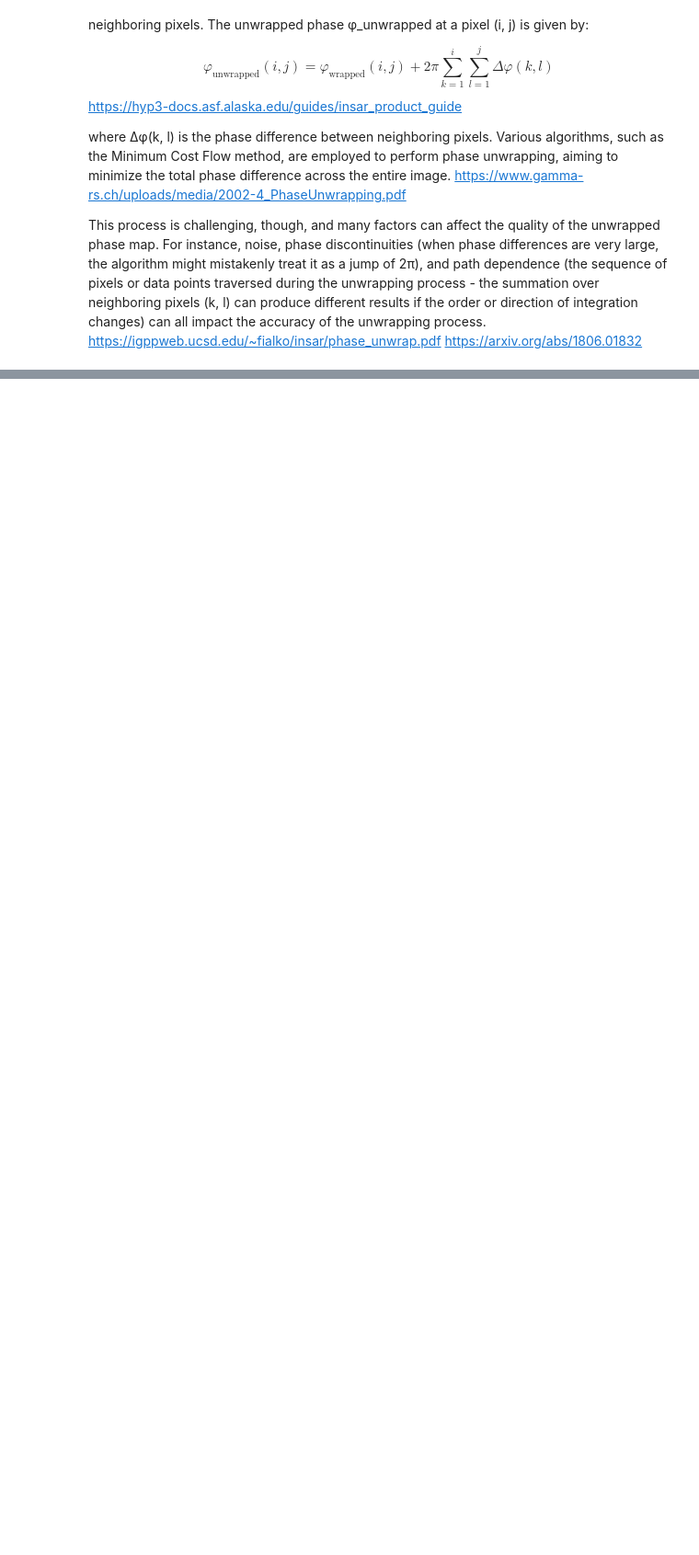
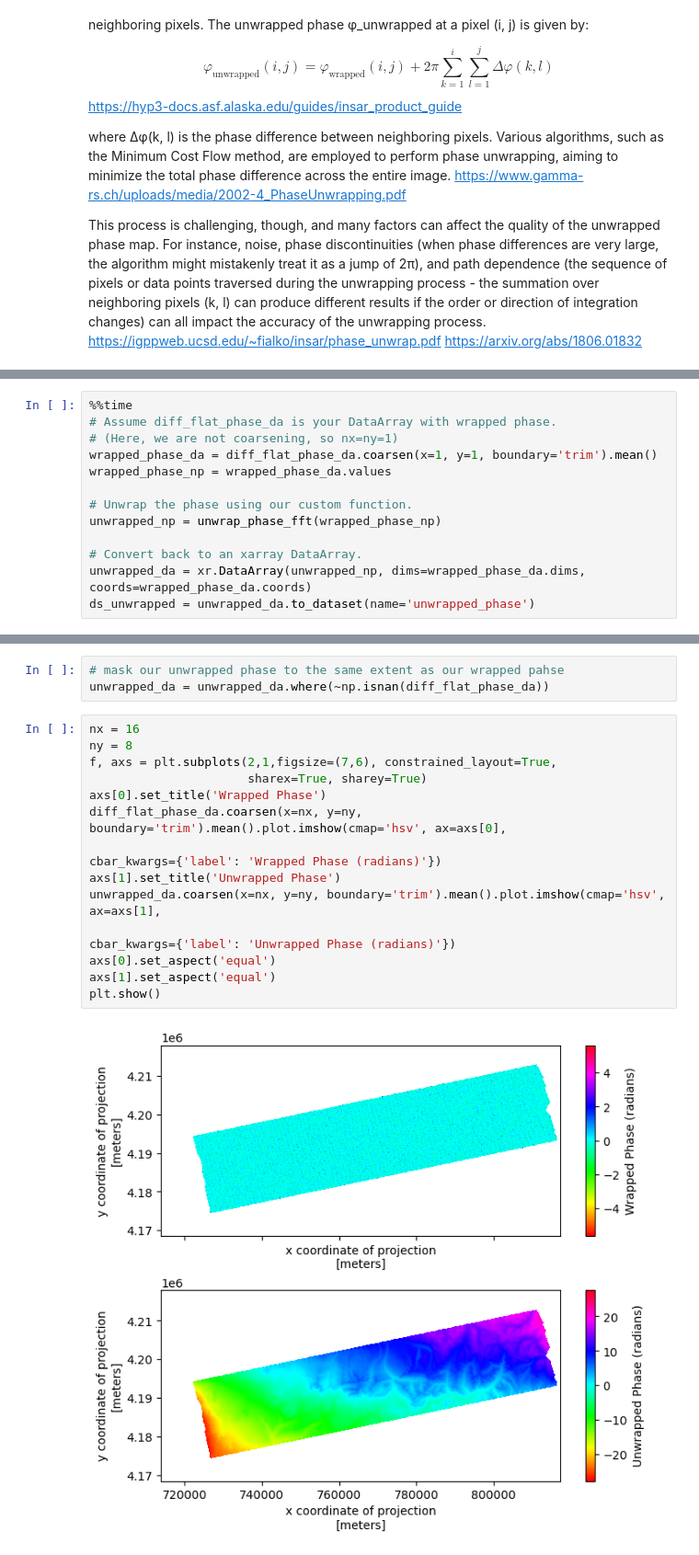
Before and after one commit to Jack-Hayes/SWEet-InSAR, a Jupyter notebook: notebooks/01_OPERA_phase_unwrap.ipynb, the cells around one changed output, grey strips where cells are left out. Shown: that part at 92% size. Saved outputs shown, nothing was run; the diff lists cells and outputs as text; blank space fills up the shorter version.

Commit message:
phase unwrap func and documentation

```diff
--- a/notebooks/01_OPERA_phase_unwrap.ipynb
+++ b/notebooks/01_OPERA_phase_unwrap.ipynb
@@ -278,0 +432,13 @@ line length must be positive integer
+# %%
+%%time
+# Assume diff_flat_phase_da is your DataArray with wrapped phase.
+# (Here, we are not coarsening, so nx=ny=1)
+wrapped_phase_da = diff_flat_phase_da.coarsen(x=1, y=1, boundary='trim').mean()
+wrapped_phase_np = wrapped_phase_da.values
+
+# Unwrap the phase using our custom function.
+unwrapped_np = unwrap_phase_fft(wrapped_phase_np)
+
+# Convert back to an xarray DataArray.
+unwrapped_da = xr.DataArray(unwrapped_np, dims=wrapped_phase_da.dims, coords=wrapped_phase_da.coords)
+ds_unwrapped = unwrapped_da.to_dataset(name='unwrapped_phase')
@@ -278,0 +448,19 @@ line length must be positive integer
+# %%
+# mask our unwrapped phase to the same extent as our wrapped pahse
+unwrapped_da = unwrapped_da.where(~np.isnan(diff_flat_phase_da))
+# %%
+nx = 16
+ny = 8
+f, axs = plt.subplots(2,1,figsize=(7,6), constrained_layout=True,
+                      sharex=True, sharey=True)
+axs[0].set_title('Wrapped Phase')
+diff_flat_phase_da.coarsen(x=nx, y=ny, boundary='trim').mean().plot.imshow(cmap='hsv', ax=axs[0],
+                                                                           cbar_kwargs={'label': 'Wrapped Phase (radians)'})
+axs[1].set_title('Unwrapped Phase')
+unwrapped_da.coarsen(x=nx, y=ny, boundary='trim').mean().plot.imshow(cmap='hsv', ax=axs[1],
+                                                                     cbar_kwargs={'label': 'Unwrapped Phase (radians)'})
+axs[0].set_aspect('equal')
+axs[1].set_aspect('equal')
+plt.show()
+# %% [output]
+[figure, added]
```
Also changed, not shown: parts of 16 cells of this notebook.
